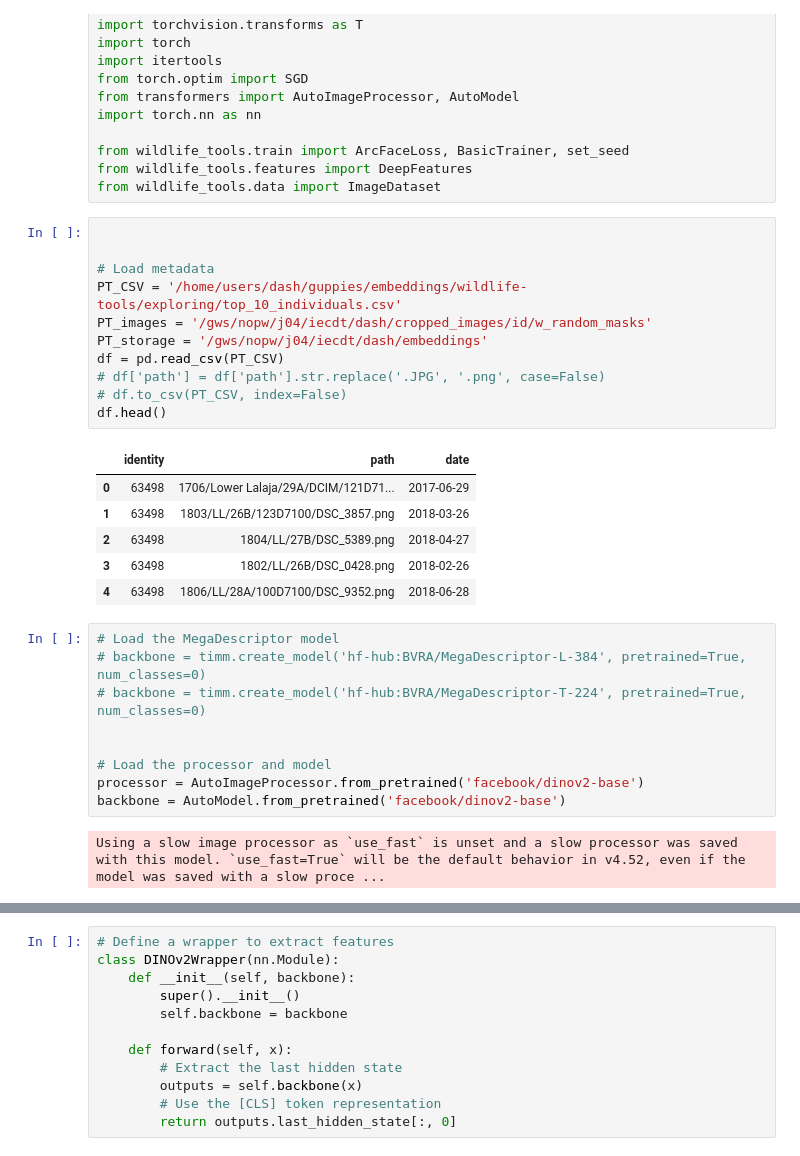
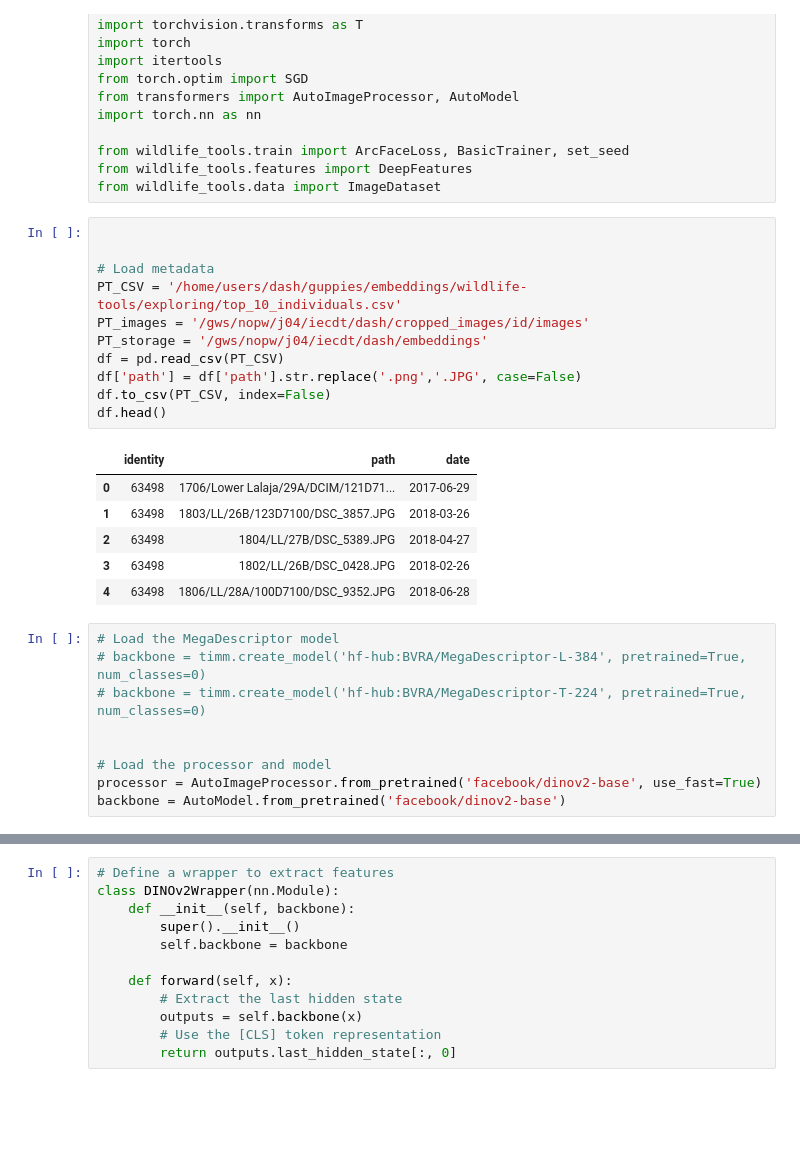
Before and after one commit to ash2d/wildlife-tools, a Jupyter notebook: exploring/dino_integrate_train.ipynb, the cells around one changed output, grey strips where cells are left out. Cells and saved outputs as stored; diff of their text form; blank space fills up the shorter version.

```diff
--- a/exploring/dino_integrate_train.ipynb
+++ b/exploring/dino_integrate_train.ipynb
@@ -15,21 +15,21 @@ from wildlife_tools.data import ImageDataset
 # %%
 
 
 # Load metadata
 PT_CSV = '/home/users/dash/guppies/embeddings/wildlife-tools/exploring/top_10_individuals.csv'
-PT_images = '/gws/nopw/j04/iecdt/dash/cropped_images/id/w_random_masks'
+PT_images = '/gws/nopw/j04/iecdt/dash/cropped_images/id/images'
 PT_storage = '/gws/nopw/j04/iecdt/dash/embeddings'
 df = pd.read_csv(PT_CSV)
-# df['path'] = df['path'].str.replace('.JPG', '.png', case=False)
-# df.to_csv(PT_CSV, index=False)
+df['path'] = df['path'].str.replace('.png','.JPG', case=False)
+df.to_csv(PT_CSV, index=False)
 df.head()
 # %% [output]
 |  | identity | path | date |
 | 0 | 63498 | 1706/Lower Lalaja/29A/DCIM/121D71... | 2017-06-29 |
-| 1 | 63498 | 1803/LL/26B/123D7100/DSC_3857.png | 2018-03-26 |
-| 2 | 63498 | 1804/LL/27B/DSC_5389.png | 2018-04-27 |
-| 3 | 63498 | 1802/LL/26B/DSC_0428.png | 2018-02-26 |
-| 4 | 63498 | 1806/LL/28A/100D7100/DSC_9352.png | 2018-06-28 |
+| 1 | 63498 | 1803/LL/26B/123D7100/DSC_3857.JPG | 2018-03-26 |
+| 2 | 63498 | 1804/LL/27B/DSC_5389.JPG | 2018-04-27 |
+| 3 | 63498 | 1802/LL/26B/DSC_0428.JPG | 2018-02-26 |
+| 4 | 63498 | 1806/LL/28A/100D7100/DSC_9352.JPG | 2018-06-28 |
 # %%
 # Load the MegaDescriptor model
 # backbone = timm.create_model('hf-hub:BVRA/MegaDescriptor-L-384', pretrained=True, num_classes=0)
@@ -37,10 +37,8 @@ df.head()
 
 
 # Load the processor and model
-processor = AutoImageProcessor.from_pretrained('facebook/dinov2-base')
+processor = AutoImageProcessor.from_pretrained('facebook/dinov2-base', use_fast=True)
 backbone = AutoModel.from_pretrained('facebook/dinov2-base')
-# %% [output]
-Using a slow image processor as `use_fast` is unset and a slow processor was saved with this model. `use_fast=True` will be the default behavior in v4.52, even if the model was saved with a slow proce ...
 # %%
 
 # Define image transformations
```
Also changed, not shown: parts of 5 cells of this notebook, 2 other files.
